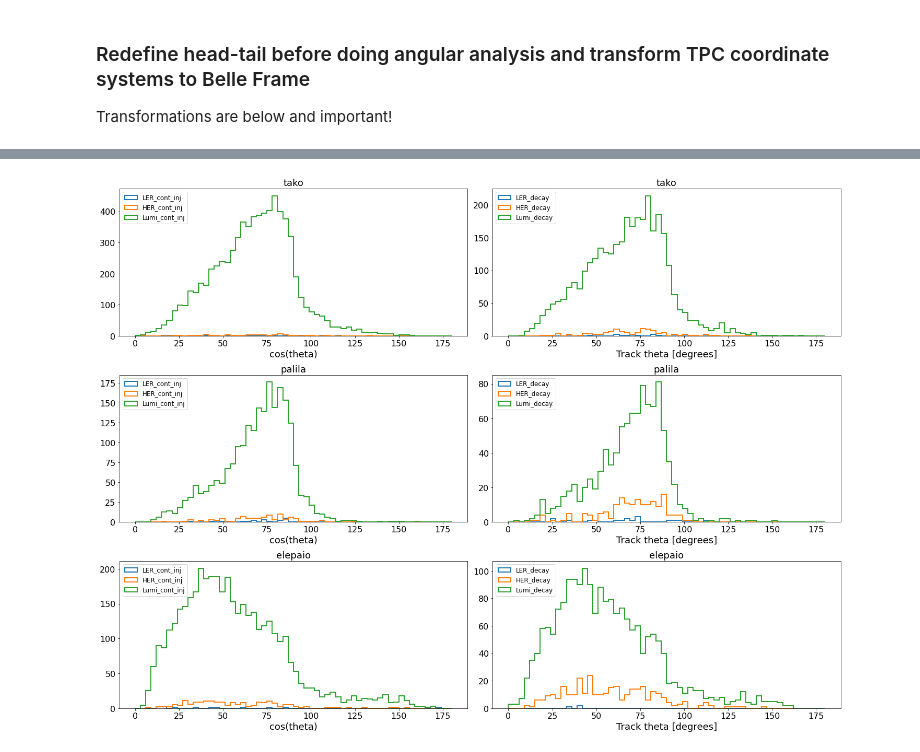
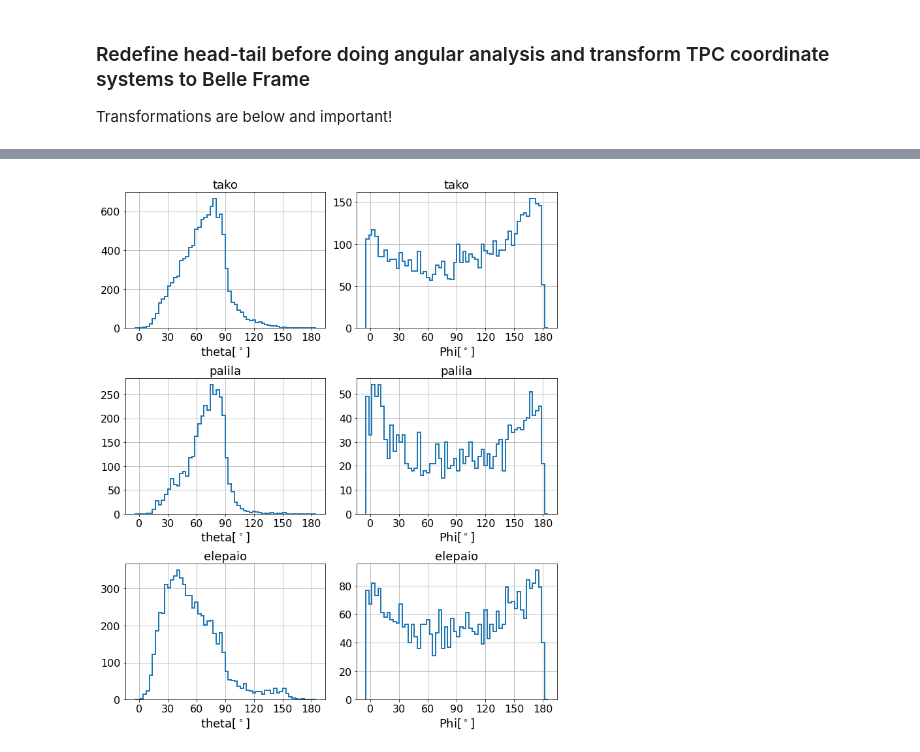
Before and after one commit to jschuel/jeff_workspace, a Jupyter notebook: analysis/phase3/Spectra_and_angular_plots.ipynb, the cells around one changed output, grey strips where cells are left out. Cells and saved outputs as stored; diff of their text form; code cells hidden in the pictures.

```diff
--- a/analysis/phase3/Spectra_and_angular_plots.ipynb
+++ b/analysis/phase3/Spectra_and_angular_plots.ipynb
@@ -56,3 +37,4 @@ HER_cont_inj = a.get_tpc_data_during_study_period("HER", "Cont_inj")
 HER_decay = a.get_tpc_data_during_study_period("HER", "Decay")
 Lumi_cont_inj = a.get_tpc_data_during_study_period("Lumi", "Cont_inj")
 Lumi_decay = a.get_tpc_data_during_study_period("Lumi", "Decay")
+MC = a.apply_energy_calibrations_to_MC()
@@ -199,0 +235,19 @@ plot_spectra("FWD")
+# %%
+for tpc in MC.keys():
+    tmp = pd.DataFrame()
+    tmp = tmp.append(MC[tpc])
+tmp.index = [i for i in range(0,len(tmp))]
+MC_full = tmp
+x_plt = np.linspace(0,2000,2001)
+plt.hist(MC_full['truth_energy'], bins = 100, histtype = 'step', range = (20,2000), label = 'Truth spectrum', linewidth = 2, color ='tab:orange')
+plt.hist(MC_full['reco_energy'], bins = 100, histtype = 'step', range = (20,2000), label = 'Recoil spectrum', linewidth = 2, color = 'tab:blue')
+#plt.hist(MC_full['ionization_energy'], bins = 100, histtype = 'step', range = (20,2000), label = 'Ionization spectrum', linewidth = 2, color = 'tab:green')
+params_data, errs_data = get_fit_function(MC_full, 'reco_energy')
+params_MC, errs_MC = get_fit_function(MC_full, 'truth_energy')
+#plt.fill_between(x_plt, (params_MC[0]-errs_MC[0])*np.exp((params_MC[1]-errs_MC[1])*x_plt), (params_MC[0]+errs_MC[0])*np.exp((params_MC[1]+errs_MC[1])*x_plt), color = 'tab:orange', label = r'MC truth: $\lambda$ = %s $\pm$ %s'%(float('%.3g' % params_MC[1]), float('%.2g' % errs_MC[1])), alpha = 0.3)
+#plt.fill_between(x_plt, (params_data[0]-errs_data[0])*np.exp((params_data[1]-errs_data[1])*x_plt), (params_data[0]+errs_data[0])*np.exp((params_data[1]+errs_data[1])*x_plt), color = 'tab:blue', label = r'MC reco: $\lambda$ = %s $\pm$ %s'%(float('%.3g' % params_data[1]), float('%.2g' % errs_data[1])), alpha = 0.3)
+plt.title(tpc)
+plt.yscale("Log")
+plt.xlabel('Recoil Energy [keV]')
+plt.ylim(0.9,20)
+plt.legend()
@@ -474,34 +510,57 @@ Lumi_cont_inj['tako']['phi']+180, Lumi_cont_inj['tako']['phi_belle']
 def plot_angular_dist(side = "BWD"):
     if side == "BWD":
         tpcs = ['tako', 'palila', 'elepaio']
     else:
         tpcs = ['iiwi', 'nene', 'humu']
     i = 1
-    fig = plt.figure(figsize=(20,15))
+    fig = plt.figure(figsize=(10,12))
+    '''
     for tpc in tpcs:
         plt.subplot(3,2,i)
         plt.hist(LER_cont_inj[tpc]['theta'], bins = 60, histtype = 'step', range = (0,180), label = 'LER_cont_inj', linewidth = 2)
         plt.hist(HER_cont_inj[tpc]['theta'], bins = 60, histtype = 'step', range = (0,180), label = 'HER_cont_inj', linewidth = 2)
         plt.hist(Lumi_cont_inj[tpc]['theta'], bins = 60, histtype = 'step', range = (0,180), label = 'Lumi_cont_inj', linewidth = 2)
         plt.title(tpc)
         #plt.yscale("Log")
         plt.xlabel('cos(theta)')
         #plt.ylim(0,350)
         plt.legend(loc = 'upper left')
         plt.subplot(3,2,i+1)
         plt.hist(LER_decay[tpc]['theta'], bins = 60, histtype = 'step', range = (0,180), label = 'LER_decay', linewidth = 2)
         plt.hist(HER_decay[tpc]['theta'], bins = 60, histtype = 'step', range = (0,180), label = 'HER_decay', linewidth = 2)
         plt.hist(Lumi_decay[tpc]['theta'], bins = 60, histtype = 'step', range = (0,180), label = 'Lumi_decay', linewidth = 2)
         plt.title(tpc)
         #plt.yscale("Log")
         plt.xlabel('Track theta [degrees]')
         #plt.ylim(0,350)
         plt.legend(loc = 'upper left')
         i+=2
+    '''
+    for tpc in tpcs:
+        plt.subplot(3,2,i)
+        plt.hist(combined_data[tpc]['theta'], bins = 60, histtype = 'step', range = (-5,185), label = 'data', linewidth = 2)
+        #plt.yscale("Log")
+        plt.xlabel('theta[$^\circ$]')
+        plt.xticks([0,30,60,90,120,150,180])
+        #plt.ylim(0,350)
+        #plt.legend(loc = 'upper left')
+        plt.title(tpc)
+        plt.grid()
+        plt.subplot(3,2,i+1)
+        #plt.hist(Lumi_decay[tpc]['theta'], bins = 60, histtype = 'step', range = (0,180), label = 'Lumi_decay', linewidth = 2)
+        plt.hist(combined_data[tpc]['phi'], bins = 60, histtype = 'step', range = (-5,185), label = 'data', linewidth = 2)
+        plt.title(tpc)
+        #plt.yscale("Log")
+        plt.xticks([0,30,60,90,120,150,180])
+        plt.xlabel(r'Phi[$^\circ$]')
+        #plt.ylim(0,350)
+        #plt.legend(loc = 'upper left')
+        plt.grid()
+        i+=2
     plt.tight_layout()
     plt.show()
 plot_angular_dist("BWD")
 # %% [output]
-[figure, old version]
+[figure, new version]
 # %%
 plot_angular_dist("FWD")
```
Also changed, not shown: parts of 23 cells of this notebook, 11 other files.
